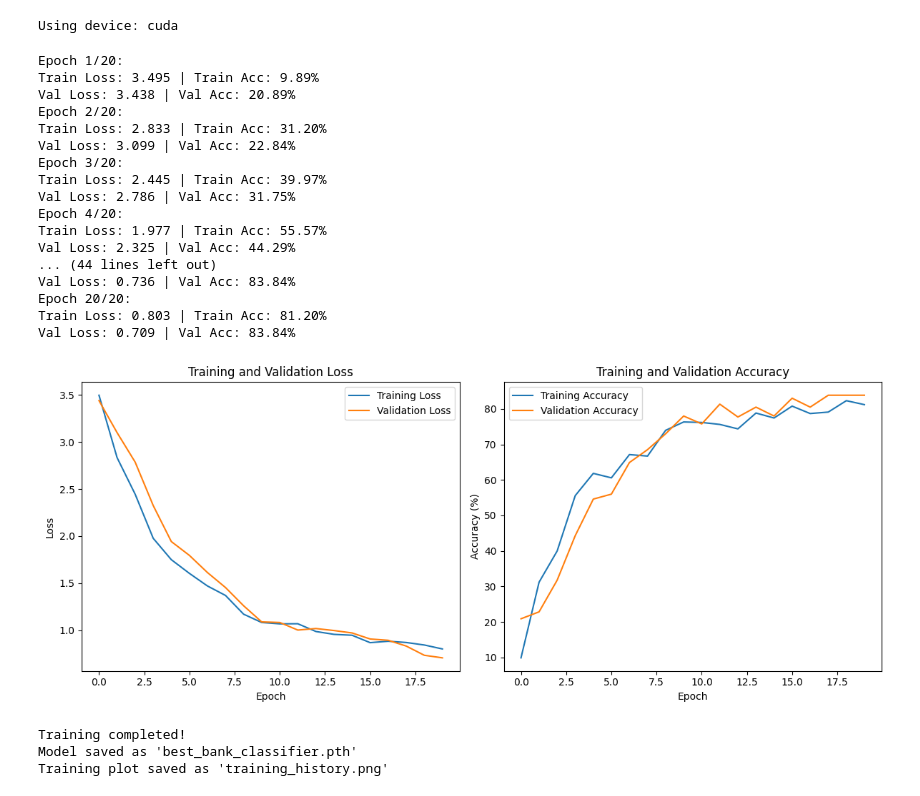
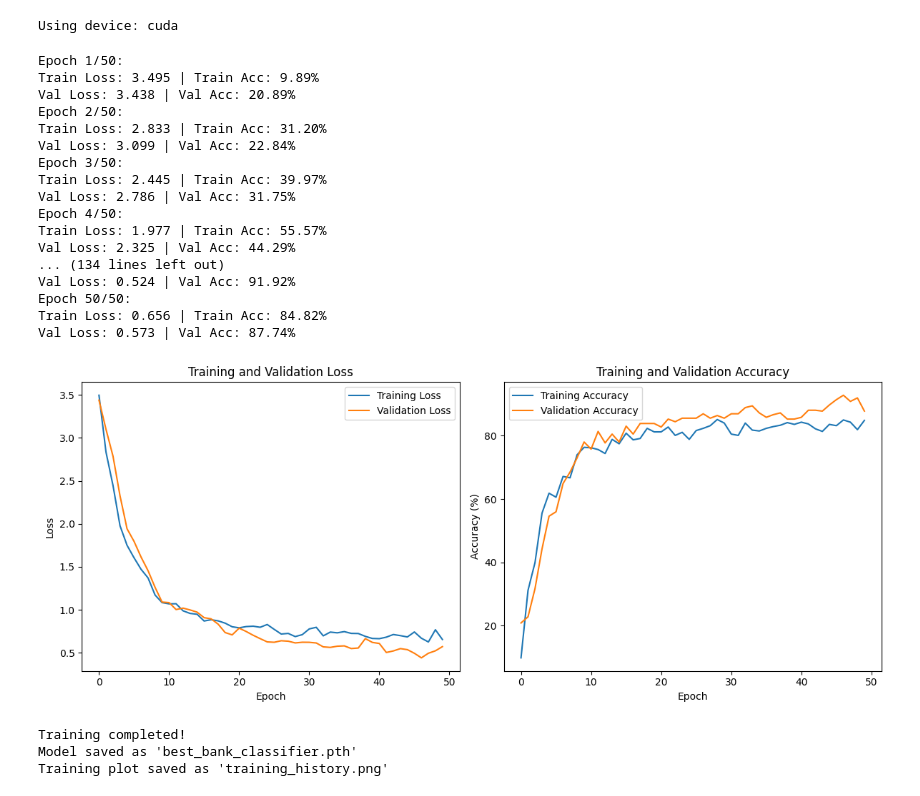
Before and after one commit to KofukuIdeaLabs/bank-analyzer, a Jupyter notebook: model3.ipynb, the cells around one changed output. Cells and saved outputs as stored; diff of their text form; code cells hidden in the pictures.

```diff
--- a/model3.ipynb
+++ b/model3.ipynb
@@ -303,44 +303,44 @@ def main():
 
     # Train model
     train_losses, val_losses, train_accs, val_accs = train_model(
         model,
         train_loader,
         val_loader,
         criterion,
         optimizer,
         device,
-        num_epochs=20
+        num_epochs=50
     )
 
     # Plot training history
     plot_training_history(train_losses, val_losses, train_accs, val_accs)
 
     print("Training completed!")
     print(f"Model saved as 'best_bank_classifier.pth'")
     print(f"Training plot saved as 'training_history.png'")
 
 if __name__ == '__main__':
     main()
 # %% [output]
 Using device: cuda
-Epoch 1/20:
+Epoch 1/50:
 Train Loss: 3.495 | Train Acc: 9.89%
 Val Loss: 3.438 | Val Acc: 20.89%
-Epoch 2/20:
+Epoch 2/50:
 Train Loss: 2.833 | Train Acc: 31.20%
 Val Loss: 3.099 | Val Acc: 22.84%
-Epoch 3/20:
+Epoch 3/50:
 Train Loss: 2.445 | Train Acc: 39.97%
 Val Loss: 2.786 | Val Acc: 31.75%
-Epoch 4/20:
+Epoch 4/50:
 Train Loss: 1.977 | Train Acc: 55.57%
 Val Loss: 2.325 | Val Acc: 44.29%
-... (44 lines left out)
-Val Loss: 0.736 | Val Acc: 83.84%
-Epoch 20/20:
-Train Loss: 0.803 | Train Acc: 81.20%
-Val Loss: 0.709 | Val Acc: 83.84%
+... (134 lines left out)
+Val Loss: 0.524 | Val Acc: 91.92%
+Epoch 50/50:
+Train Loss: 0.656 | Train Acc: 84.82%
+Val Loss: 0.573 | Val Acc: 87.74%
-[figure, old version]
+[figure, new version]
 Training completed!
 Model saved as 'best_bank_classifier.pth'
 Training plot saved as 'training_history.png'
```
